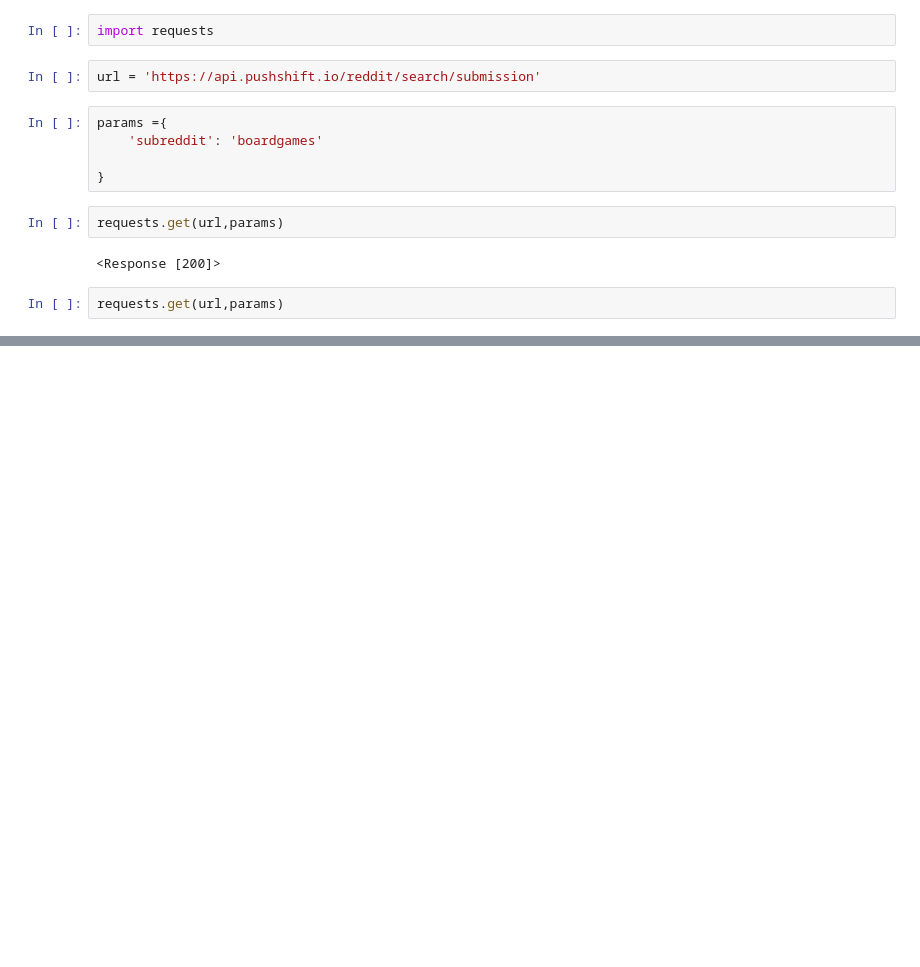
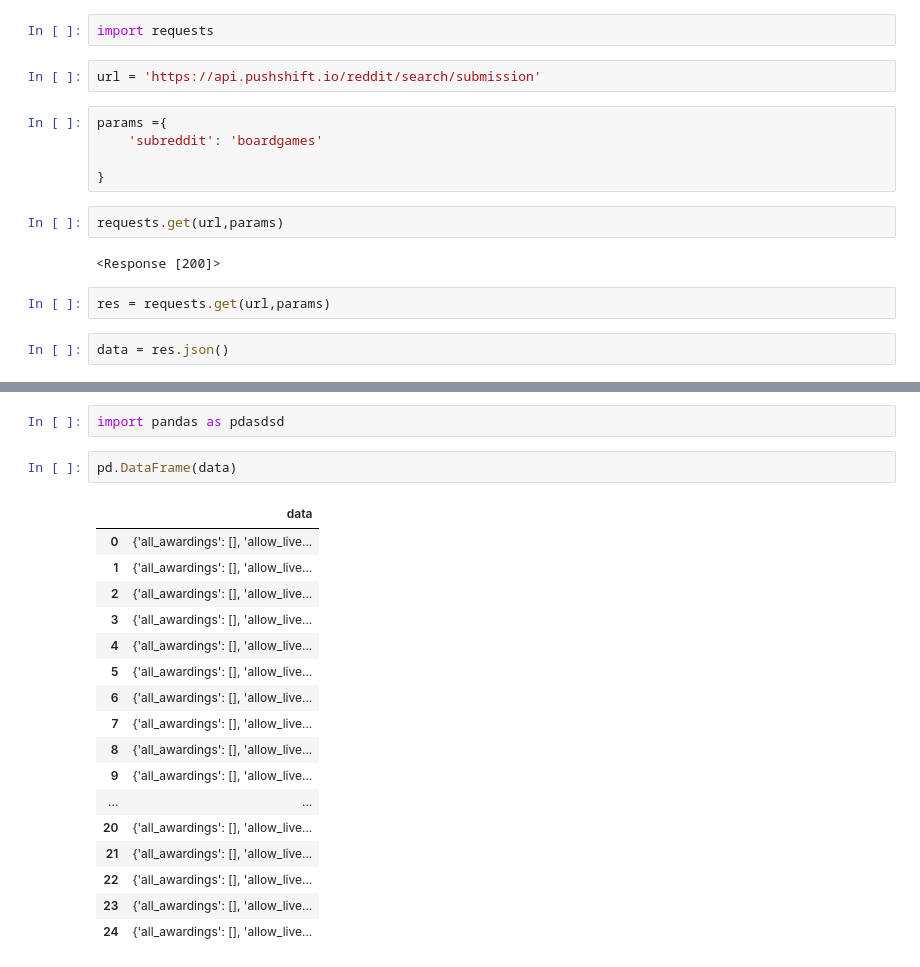
Before and after one commit to msamhz/GA-Lessons, a Jupyter notebook: project_3/Sample_test.ipynb, the cells around one changed output, grey strips where cells are left out. Saved outputs shown, nothing was run; the diff lists cells and outputs as text; blank space fills up the shorter version.

```diff
--- a/project_3/Sample_test.ipynb
+++ b/project_3/Sample_test.ipynb
@@ -12,4 +12,6 @@ requests.get(url,params)
 # %% [output]
 <Response [200]>
 # %%
-requests.get(url,params)
+res = requests.get(url,params)
+# %%
+data = res.json()
@@ -15,0 +39,22 @@ requests.get(url,params)
+# %%
+import pandas as pdasdsd
+# %%
+pd.DataFrame(data)
+# %% [output]
+|  | data |
+| 0 | {'all_awardings': [], 'allow_live... |
+| 1 | {'all_awardings': [], 'allow_live... |
+| 2 | {'all_awardings': [], 'allow_live... |
+| 3 | {'all_awardings': [], 'allow_live... |
+| 4 | {'all_awardings': [], 'allow_live... |
+| 5 | {'all_awardings': [], 'allow_live... |
+| 6 | {'all_awardings': [], 'allow_live... |
+| 7 | {'all_awardings': [], 'allow_live... |
+| 8 | {'all_awardings': [], 'allow_live... |
+| 9 | {'all_awardings': [], 'allow_live... |
+| ... | ... |
+| 20 | {'all_awardings': [], 'allow_live... |
+| 21 | {'all_awardings': [], 'allow_live... |
+| 22 | {'all_awardings': [], 'allow_live... |
+| 23 | {'all_awardings': [], 'allow_live... |
+| 24 | {'all_awardings': [], 'allow_live... |
```
Also changed, not shown: parts of 1 cell of this notebook.
